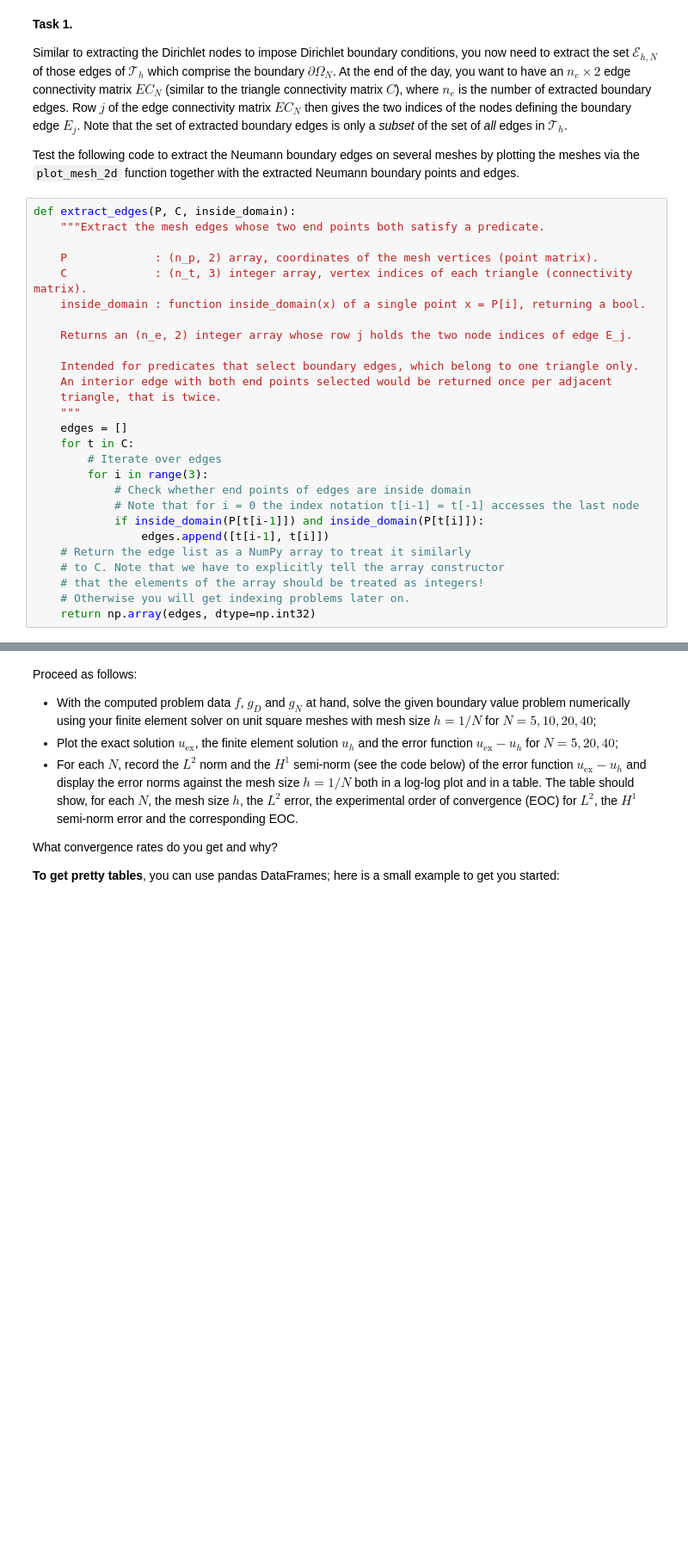
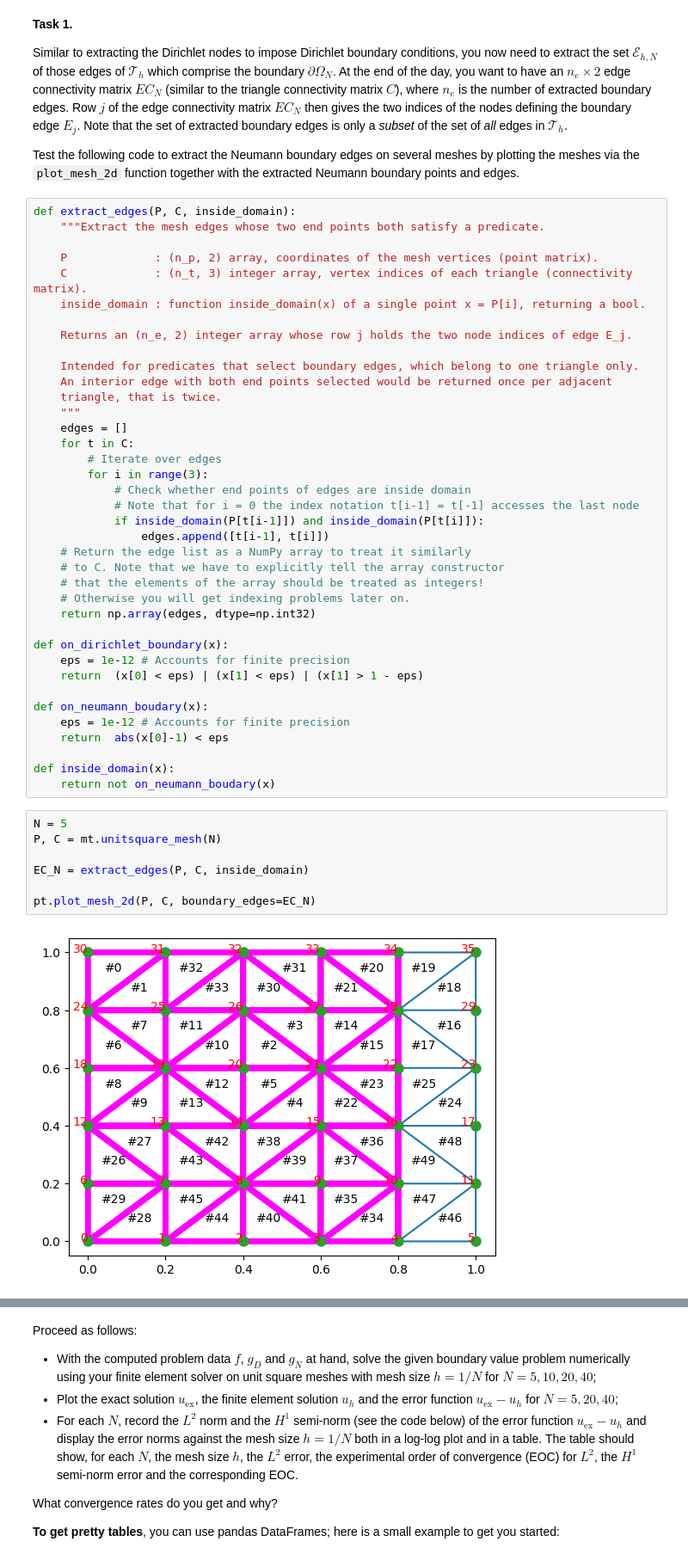
Before and after one commit to lawaasen/tma4220_project, a Jupyter notebook: project_part_2.ipynb, the cells around one changed output, grey strips where cells are left out. Shown at 86% size. Drawn from its saved outputs; the diff is of its cells as text; blank space fills up the shorter version.

````diff
--- a/project_part_2.ipynb
+++ b/project_part_2.ipynb
@@ -527,6 +527,26 @@ def extract_edges(P, C, inside_domain):
     # that the elements of the array should be treated as integers!
     # Otherwise you will get indexing problems later on.
     return np.array(edges, dtype=np.int32)
+
+def on_dirichlet_boundary(x):
+    eps = 1e-12 # Accounts for finite precision
+    return  (x[0] < eps) | (x[1] < eps) | (x[1] > 1 - eps)
+
+def on_neumann_boudary(x):
+    eps = 1e-12 # Accounts for finite precision
+    return  abs(x[0]-1) < eps
+
+def inside_domain(x):
+    return not on_neumann_boudary(x)
+# %%
+N = 5
+P, C = mt.unitsquare_mesh(N)
+
+EC_N = extract_edges(P, C, inside_domain)
+
+pt.plot_mesh_2d(P, C, boundary_edges=EC_N)
+# %% [output]
+[figure, added]
 # %% [markdown]
 **Task 2.** Next, in addition to the previous arguments ```f, P, C, xq, wq```, you need to pass $EC_N$ and $g_N$ to your ```assemble_load_vector``` function and add a loop which assembles the contribution
 
````
Also changed, not shown: parts of 15 cells of this notebook, 10 other files.
